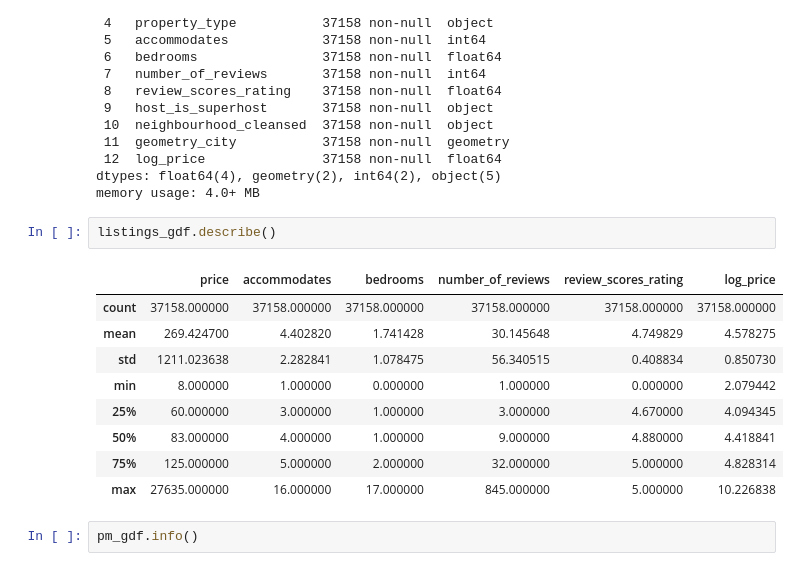
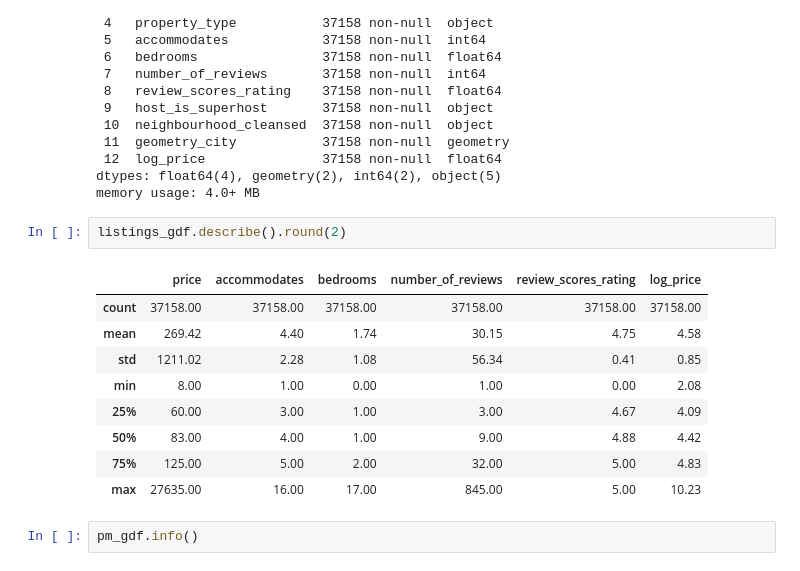
Before and after one commit to SamC-dev/Airbnb-spatial-regression-analysis, a Jupyter notebook: eda.ipynb, the cells around one changed output. Cells and saved outputs as stored; diff of their text form.

```diff
--- a/eda.ipynb
+++ b/eda.ipynb
@@ -57,17 +75,17 @@ Data columns (total 13 columns):
 dtypes: float64(4), geometry(2), int64(2), object(5)
 memory usage: 4.0+ MB
 # %%
-listings_gdf.describe()
+listings_gdf.describe().round(2)
 # %% [output]
 |  | price | accommodates | bedrooms | number_of_reviews | review_scores_rating | log_price |
-| count | 37158.000000 | 37158.000000 | 37158.000000 | 37158.000000 | 37158.000000 | 37158.000000 |
-| mean | 269.424700 | 4.402820 | 1.741428 | 30.145648 | 4.749829 | 4.578275 |
-| std | 1211.023638 | 2.282841 | 1.078475 | 56.340515 | 0.408834 | 0.850730 |
-| min | 8.000000 | 1.000000 | 0.000000 | 1.000000 | 0.000000 | 2.079442 |
-| 25% | 60.000000 | 3.000000 | 1.000000 | 3.000000 | 4.670000 | 4.094345 |
-| 50% | 83.000000 | 4.000000 | 1.000000 | 9.000000 | 4.880000 | 4.418841 |
-| 75% | 125.000000 | 5.000000 | 2.000000 | 32.000000 | 5.000000 | 4.828314 |
-| max | 27635.000000 | 16.000000 | 17.000000 | 845.000000 | 5.000000 | 10.226838 |
+| count | 37158.00 | 37158.00 | 37158.00 | 37158.00 | 37158.00 | 37158.00 |
+| mean | 269.42 | 4.40 | 1.74 | 30.15 | 4.75 | 4.58 |
+| std | 1211.02 | 2.28 | 1.08 | 56.34 | 0.41 | 0.85 |
+| min | 8.00 | 1.00 | 0.00 | 1.00 | 0.00 | 2.08 |
+| 25% | 60.00 | 3.00 | 1.00 | 3.00 | 4.67 | 4.09 |
+| 50% | 83.00 | 4.00 | 1.00 | 9.00 | 4.88 | 4.42 |
+| 75% | 125.00 | 5.00 | 2.00 | 32.00 | 5.00 | 4.83 |
+| max | 27635.00 | 16.00 | 17.00 | 845.00 | 5.00 | 10.23 |
 # %%
 pm_gdf.info()
 # %% [output]
```
Also changed, not shown: parts of 4 cells of this notebook, 4 other files.
